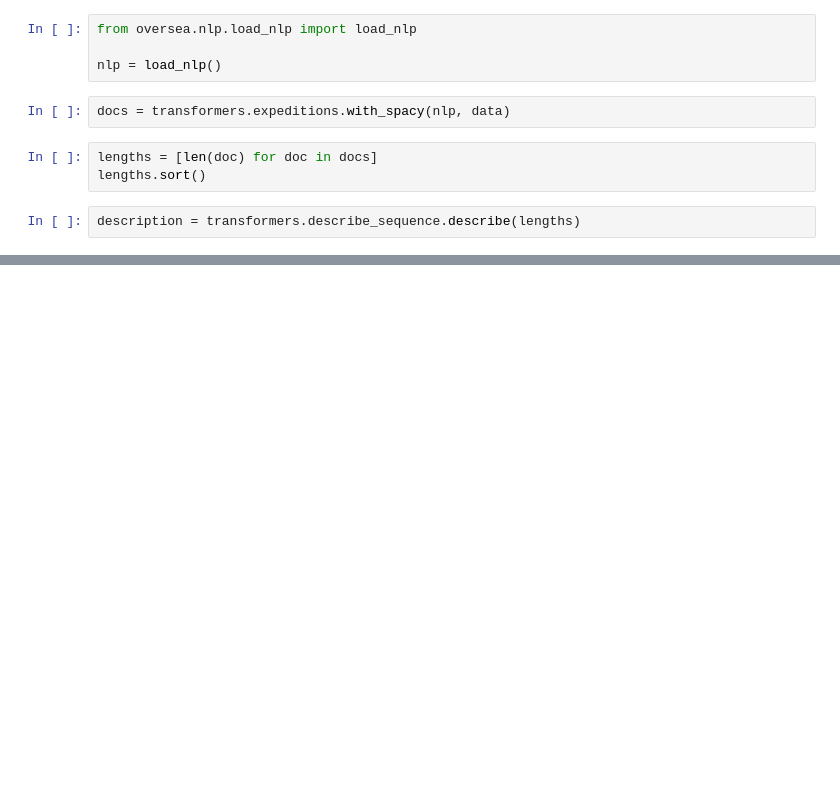
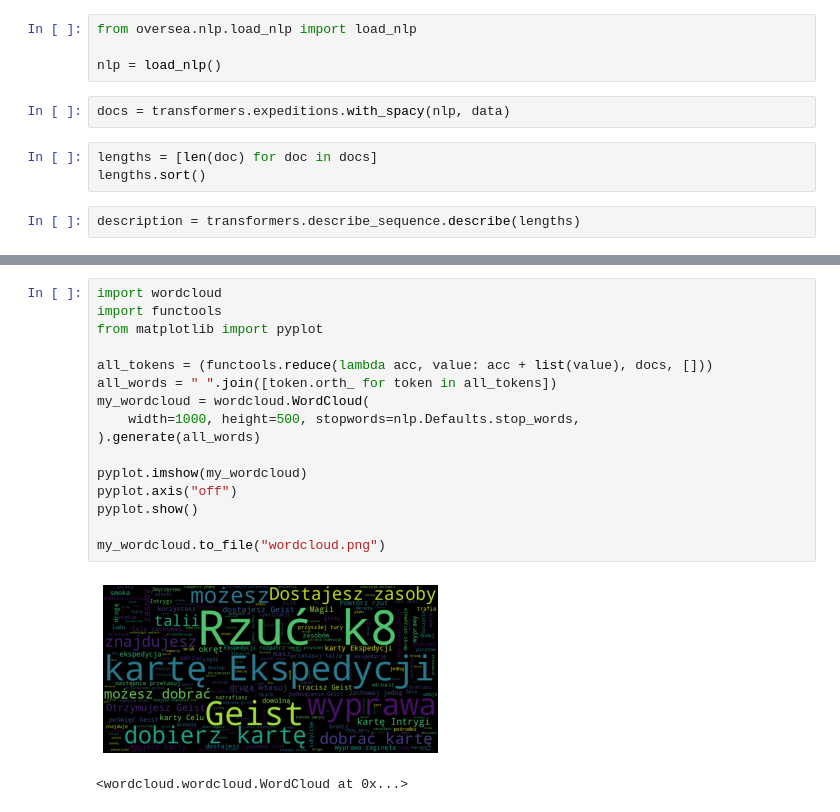
Before and after one commit to captainCapitalism/oversea-simulation, a Jupyter notebook: oversea/expeditions.ipynb, the cells around one changed output, grey strips where cells are left out. Cells and saved outputs as stored; diff of their text form; blank space fills up the shorter version.

Commit message:
✨ Prototype wordcloud.

```diff
--- a/oversea/expeditions.ipynb
+++ b/oversea/expeditions.ipynb
@@ -25,0 +28,19 @@ visuals.lists.histogram(lengths)
+# %%
+import wordcloud
+import functools
+from matplotlib import pyplot
+
+all_tokens = (functools.reduce(lambda acc, value: acc + list(value), docs, []))
+all_words = " ".join([token.orth_ for token in all_tokens])
+my_wordcloud = wordcloud.WordCloud(
+    width=1000, height=500, stopwords=nlp.Defaults.stop_words,
+).generate(all_words)
+
+pyplot.imshow(my_wordcloud)
+pyplot.axis("off")
+pyplot.show()
+
+my_wordcloud.to_file("wordcloud.png")
+# %% [output]
+[figure, added]
+<wordcloud.wordcloud.WordCloud at 0x...>
```
Also changed, not shown: parts of 2 cells of this notebook, 2 other files.
